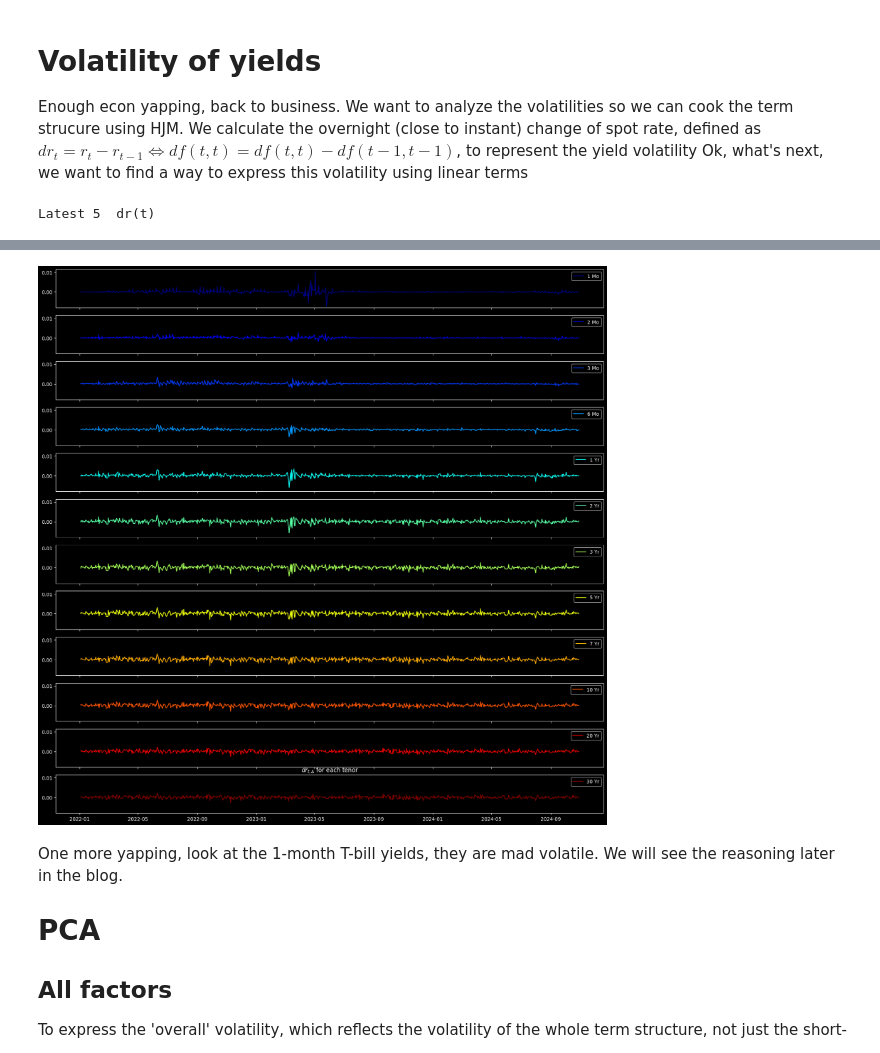
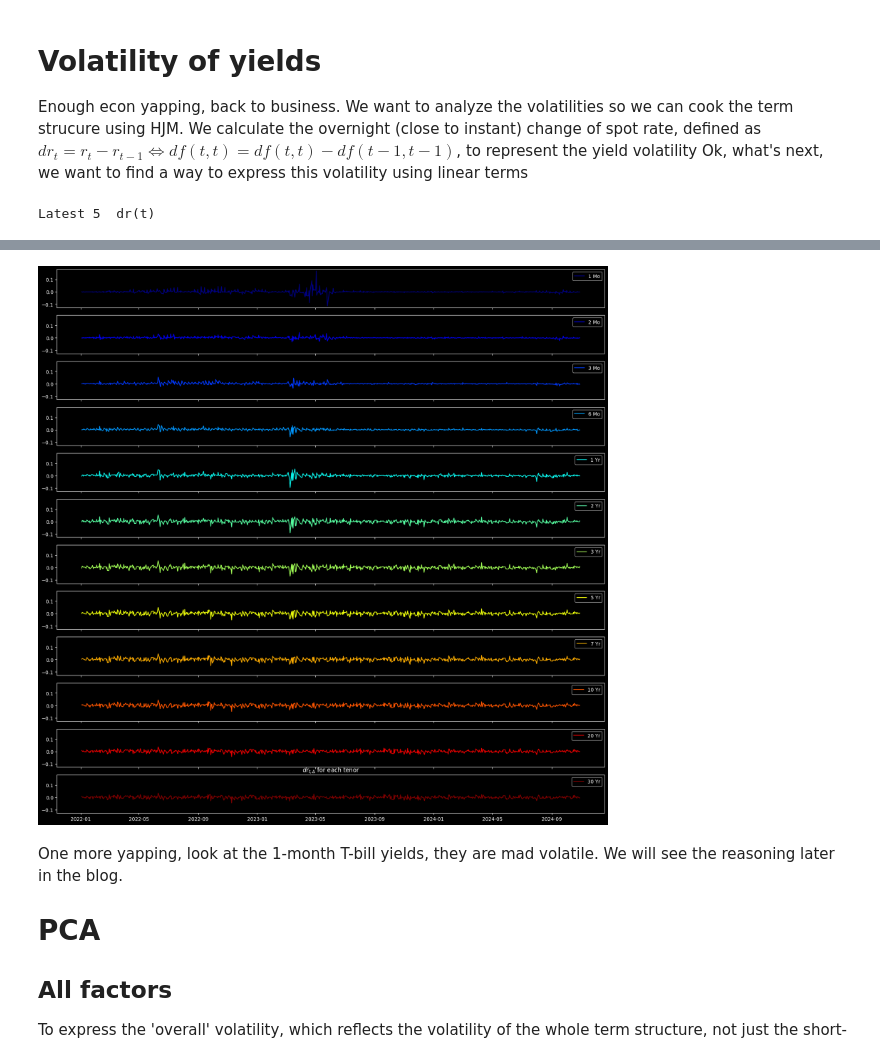
Before and after one commit to bentondecusin/HJM, a Jupyter notebook: hjm_3f_US_treasury.ipynb, the cells around one changed output, grey strips where cells are left out. Cells and saved outputs as stored; diff of their text form; code cells hidden in the pictures.

```diff
--- a/hjm_3f_US_treasury.ipynb
+++ b/hjm_3f_US_treasury.ipynb
@@ -46,9 +44,6 @@ def dfByYear(yr):
 # %%
 # Real data
-df2024 = dfByYear(2024)
-df2023 = dfByYear(2023)
-df2022 = dfByYear(2022)
-df = pd.concat([df2024, df2023, df2022], axis=0)
+df = pd.read_csv("https://lorry.limacon.me/api/public/v2/us_treasury_par_yield")
 df = df.set_index('Date')
 df.index = pd.to_datetime(df.index, format='%m/%d/%Y', errors='coerce')
 # %%
@@ -138,8 +133,10 @@ dftt = pd.DataFrame(np.diff(par_yields, axis=0),
                     columns=par_yields.columns)
 # Remove the first date, n rows -> n-1 rows
 # dftt[i,j] = ftt[i,j] - ftt[i-1][j]
+dftt = dftt * np.sqrt(252)  # Anualize df(t,t)
+
 print("Latest 5  dr(t)")
-display(dftt.iloc[:5]) # TOP 5 dftt
+display(dftt.iloc[-5:]) # TOP 5 dftt
 colors = plt.cm.jet(np.linspace(0,1,len(tenors_str)))
 
 fig, ax = plt.subplots(len(tenors_str), sharex=True, sharey=True, figsize=(20,20))
@@ -161,4 +158,4 @@ Latest 5  dr(t)
-[figure, old version]
+[figure, new version]
 # %% [markdown]
 One more yapping, look at the 1-month T-bill yields, they are mad volatile. We will see the reasoning later in the blog.
 # PCA
```
Also changed, not shown: parts of 9 cells of this notebook.
